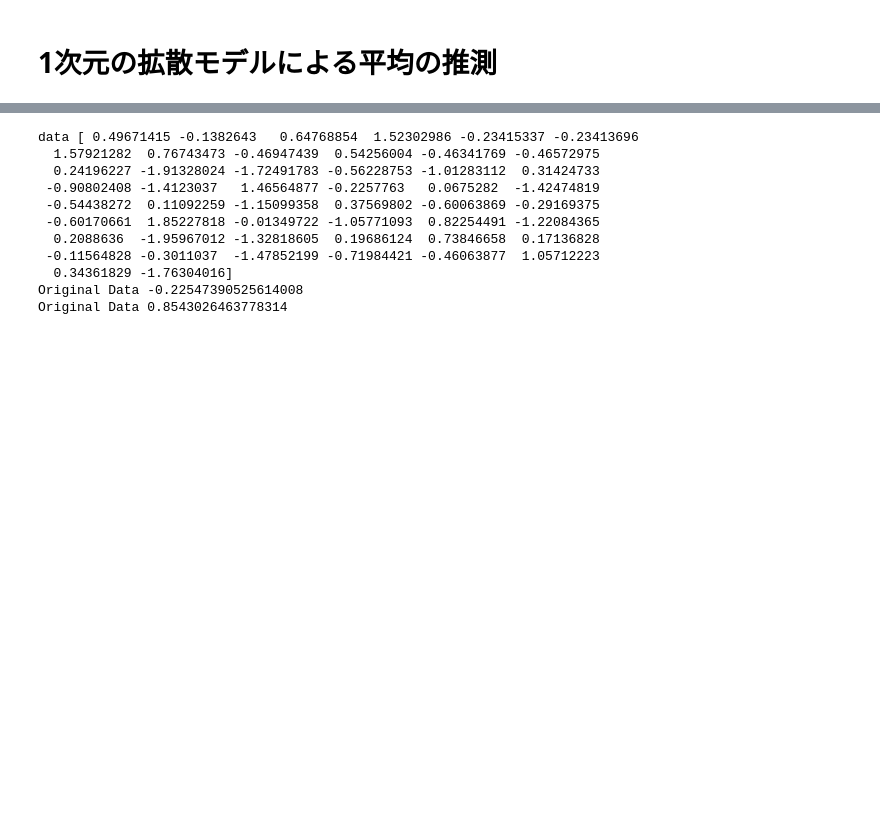
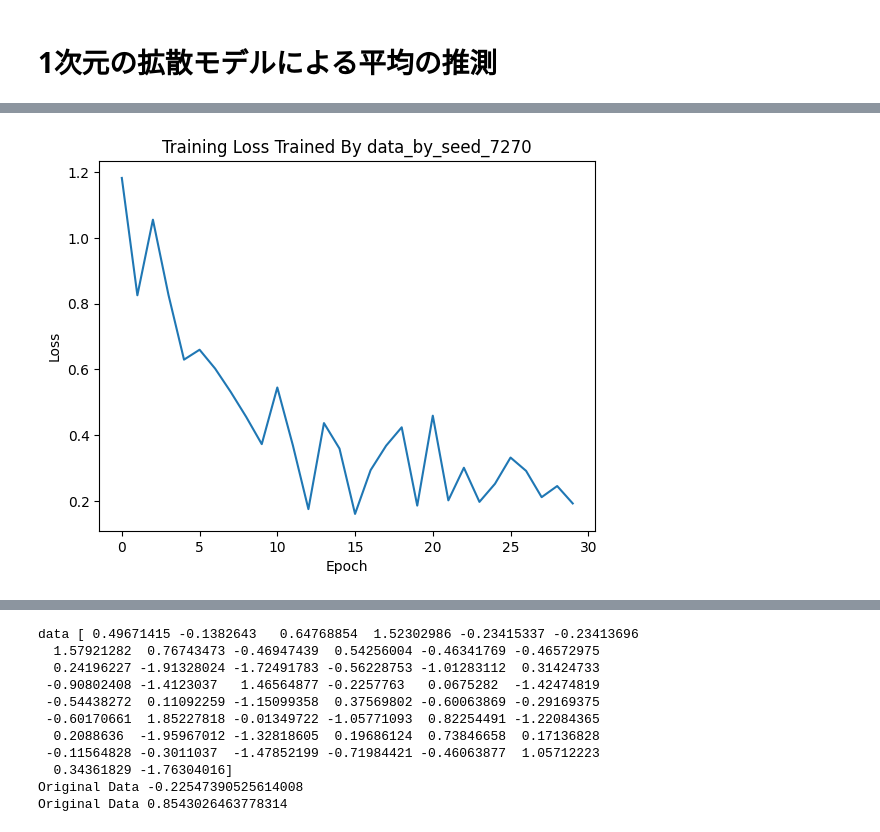
Before and after one commit to shimajoe/deep-learning-from-scratch-5, a Jupyter notebook: master_research/one_dim_diffusion_mean.ipynb, the cells around one changed output, grey strips where cells are left out. Cells and saved outputs as stored; diff of their text form; code cells hidden in the pictures; blank space fills up the shorter version.

Commit message:
feat: epoch数30の拡散モデルによるサンプリングを用いた平均値の推測を5seed分行った。

```diff
--- a/master_research/one_dim_diffusion_mean.ipynb
+++ b/master_research/one_dim_diffusion_mean.ipynb
@@ -151,0 +84,84 @@ Epoch 10, Loss: 0.5519383192062378
+# %%
+# ハイパーパラメータ
+num_timesteps = 1000 # 拡散ステップ数
+epochs = 30          # 学習エポック数
+lr = 1e-3            # 学習率
+device = 'cuda' if torch.cuda.is_available() else 'cpu'
+
+# シード値の固定
+np.random.seed(42)
+
+# サンプリング
+iter = 5 #学習元データの数
+# シード値の生成
+random_seed = np.random.randint(0, 10000, iter)
+
+# モデルとデータを管理する辞書
+models = {}
+datas = {}
+
+for (i, seed) in enumerate(random_seed):
+    print("-"*50)
+    print("#"*50)
+    print(f"Data_Set_{i+1}, Seed: {seed}")
+
+    # モデルの初期化
+    time_embed_dim = 16
+    model = DiffusionModel(time_embed_dim=time_embed_dim).to(device)
+    optimizer = Adam(model.parameters(), lr=lr)
+    diffuser = Diffuser(num_timesteps=num_timesteps, device=device)
+
+    # 学習データ(ガウスノイズ)
+    np.random.seed(seed)
+    data = np.random.randn(50)  # shape: (50,)
+    # scaler = StandardScaler()
+    # data = scaler.fit_transform(data.reshape(-1, 1)).flatten()
+    print("Train Data Mean:", data.mean())
+    print("Train Data Std:", data.std())
+    print("Train Data Shape:", data.shape)
+    train_data = torch.tensor(data, dtype=torch.float32).view(-1, 1).to(device)  # shape: (10, 1)
+
+    # データローダー作成
+    batch_size = 10
+    dataloader = torch.utils.data.DataLoader(train_data, batch_size=batch_size, shuffle=True)
+
+    # 学習
+    losses = []
+    for epoch in range(epochs):
+        loss_sum = 0.0
+        for batch in dataloader:
+            optimizer.zero_grad()
+            x = batch.to(device)
+            t = torch.randint(1, num_timesteps + 1, (len(x),), device=device)
+
+            x_noisy, noise = diffuser.add_noise(x, t)
+            noise_pred = model(x_noisy, t)
+            loss = F.mse_loss(noise_pred, noise)
+
+            loss.backward()
+            optimizer.step()
+
+            loss_sum += loss.item()
+        avg_loss = loss_sum / len(dataloader)
+        losses.append(avg_loss)
+        # 5の倍数エポックで損失を表示
+        if (epoch + 1) % 5 == 0:
+            print(f"Epoch {epoch+1}, Loss: {avg_loss}")
+    # 辞書に保存
+    models[f"model_{i+1}"] = model
+    datas[f"seed_{seed}"] = data
+    print("学習終了")
+    end_time = time.time() # 計測終了
+    print('\n')
+    print(f"学習時間: {end_time - start_time:.2f}秒")
+
+    # 学習曲線のプロット
+    plt.plot(losses)
+    plt.xlabel('Epoch')
+    plt.ylabel('Loss')
+    plt.title('Training Loss Trained By data_by_seed_{}'.format(seed))
+    plt.show()
+    print('\n')
+    print("#"*50)
+    print('\n')
+# %% [output]
@@ -151,0 +184 @@ Epoch 10, Loss: 0.5519383192062378
+[figure, added]
```
Also changed, not shown: parts of 24 cells of this notebook, 5 other files.
